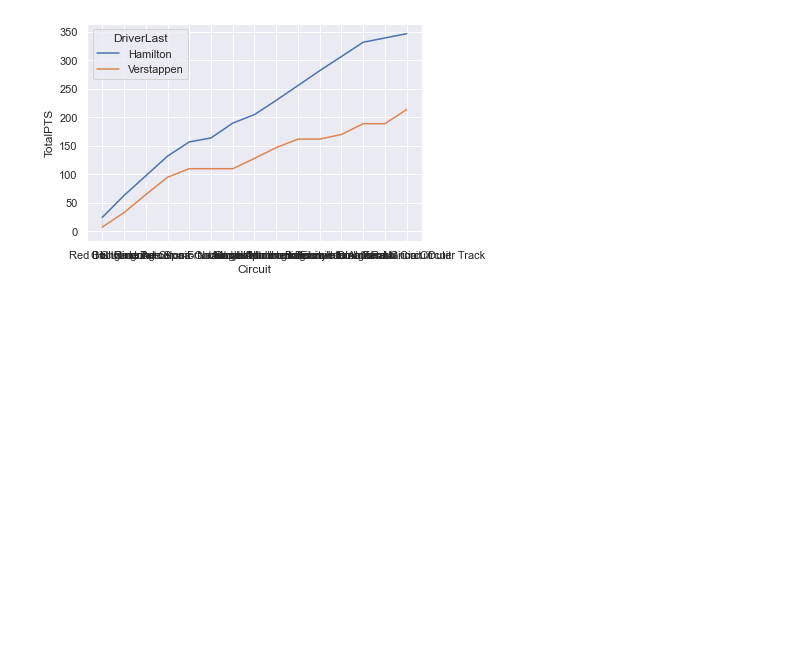
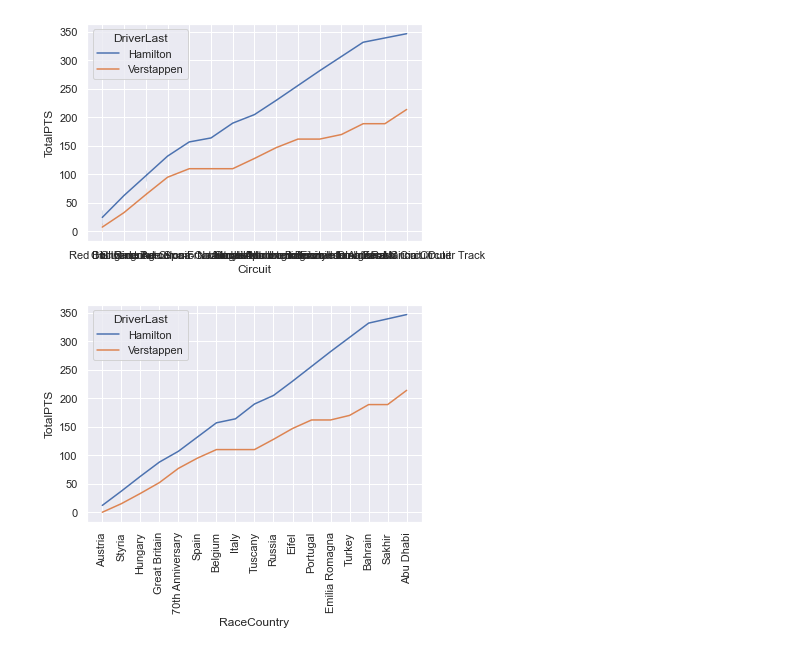
Before and after one commit to maxwellgriffith345/Python_Projects, a Jupyter notebook: F1_Vis/F1_Vis.ipynb, the cells around one changed output. Saved outputs shown, nothing was run; the diff lists cells and outputs as text; code cells hidden in the pictures; blank space fills up the shorter version.

```diff
--- a/F1_Vis/F1_Vis.ipynb
+++ b/F1_Vis/F1_Vis.ipynb
@@ -77,3 +77,10 @@ sns.lineplot(data = data, x="Circuit", y="TotalPTS", hue = 'DriverLast')
 # %% [output]
 <AxesSubplot:xlabel='Circuit', ylabel='TotalPTS'>
 [figure]
+# %%
+graph=sns.lineplot(
+    data = data,
+    x="RaceCountry", y="TotalPTS", hue = 'DriverLast')
+graph.tick_params(axis = 'x', labelrotation = 90)
+# %% [output]
+[figure, added]
```
Also changed, not shown: parts of 8 cells of this notebook.
